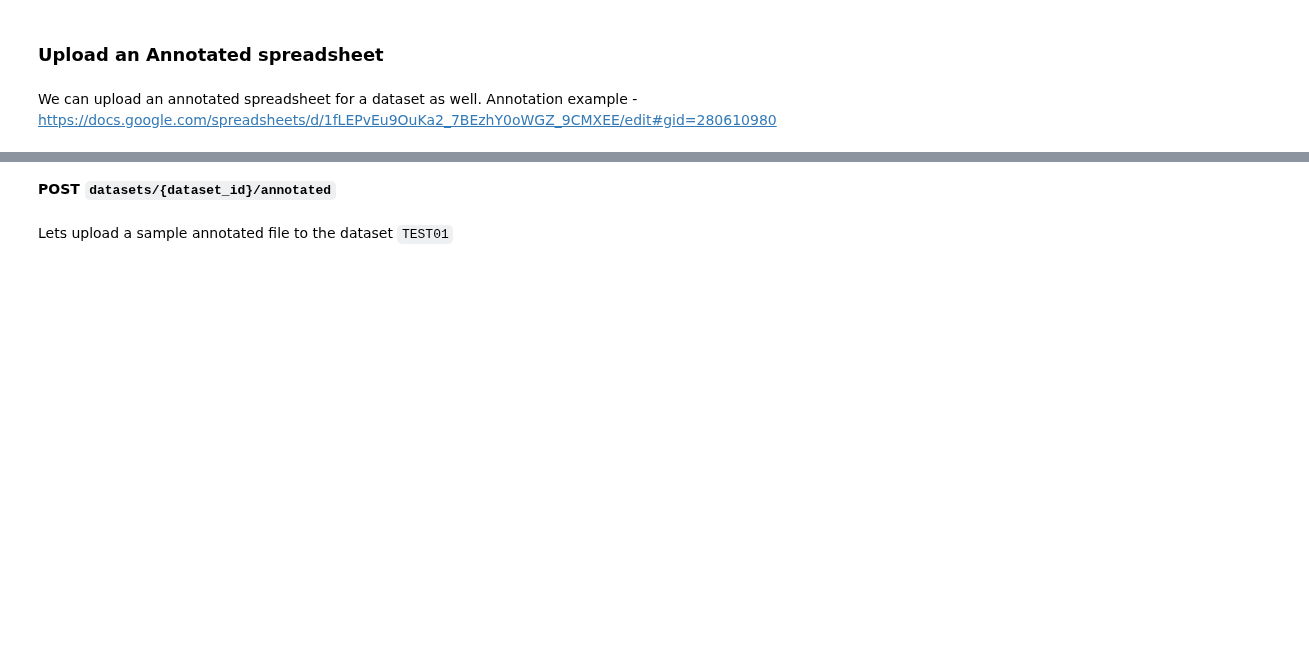
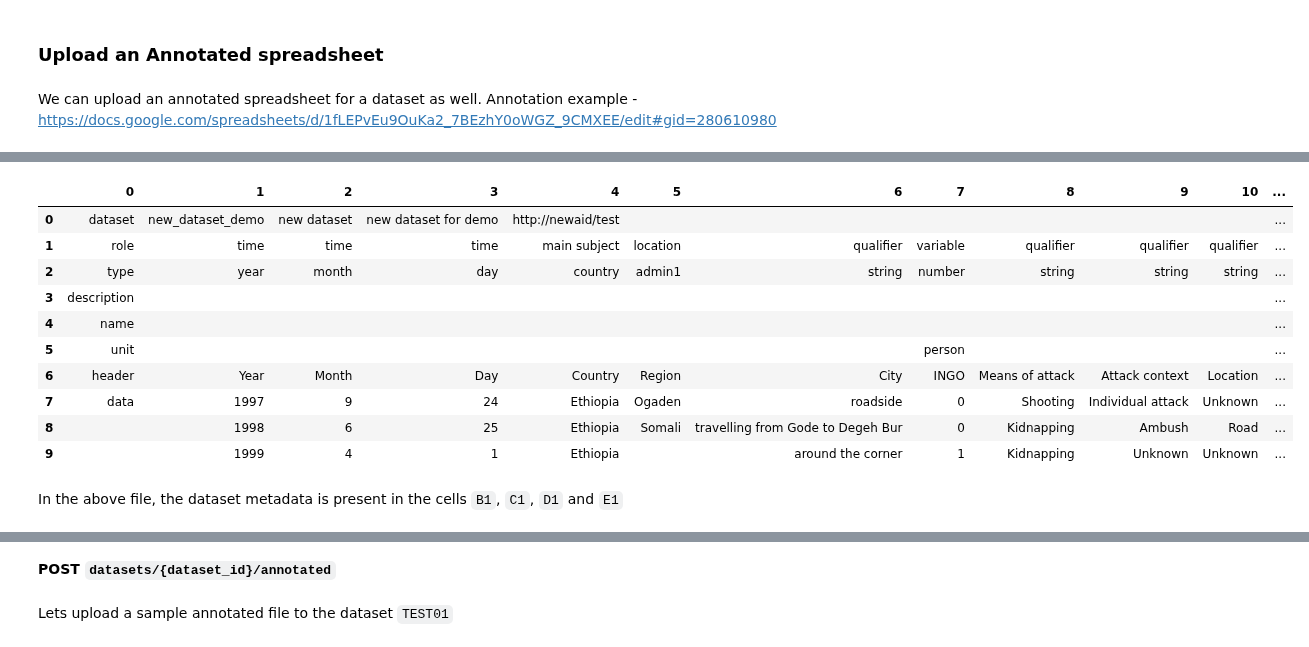
Before and after one commit to usc-isi-i2/datamart-api, a Jupyter notebook: Datamart Data API Demo.ipynb, the cells around one changed output, grey strips where cells are left out. Saved outputs shown, nothing was run; the diff lists cells and outputs as text; code cells hidden in the pictures; blank space fills up the shorter version.

Commit message:
add example to create dataset from annotated spreadsheet

```diff
--- a/Datamart Data API Demo.ipynb
+++ b/Datamart Data API Demo.ipynb
@@ -504,0 +526,18 @@ We can upload an annotated spreadsheet for a dataset as well. Annotation example
+# %%
+annotated_f_path = 'test/test_data/demo_annotated_aid_worker_with_dataset_metadata.xlsx'
+df = pd.read_excel(annotated_f_path, header=None).fillna('')
+df
+# %% [output]
+|  | 0 | 1 | 2 | 3 | 4 | 5 | 6 | 7 | 8 | 9 | 10 | ... |
+| 0 | dataset | new_dataset_demo | new dataset | new dataset for demo | http://newaid/test |  |  |  |  |  |  | ... |
+| 1 | role | time | time | time | main subject | location | qualifier | variable | qualifier | qualifier | qualifier | ... |
+| 2 | type | year | month | day | country | admin1 | string | number | string | string | string | ... |
+| 3 | description |  |  |  |  |  |  |  |  |  |  | ... |
+| 4 | name |  |  |  |  |  |  |  |  |  |  | ... |
+| 5 | unit |  |  |  |  |  |  | person |  |  |  | ... |
+| 6 | header | Year | Month | Day | Country | Region | City | INGO | Means of attack | Attack context | Location | ... |
+| 7 | data | 1997 | 9 | 24 | Ethiopia | Ogaden | roadside | 0 | Shooting | Individual attack | Unknown | ... |
+| 8 |  | 1998 | 6 | 25 | Ethiopia | Somali | travelling from Gode to Degeh Bur | 0 | Kidnapping | Ambush | Road | ... |
+| 9 |  | 1999 | 4 | 1 | Ethiopia |  | around the corner | 1 | Kidnapping | Unknown | Unknown | ... |
+# %% [markdown]
+In the above file, the dataset metadata is present in the cells `B1`, `C1`, `D1` and `E1`
```
Also changed, not shown: parts of 9 cells of this notebook.
